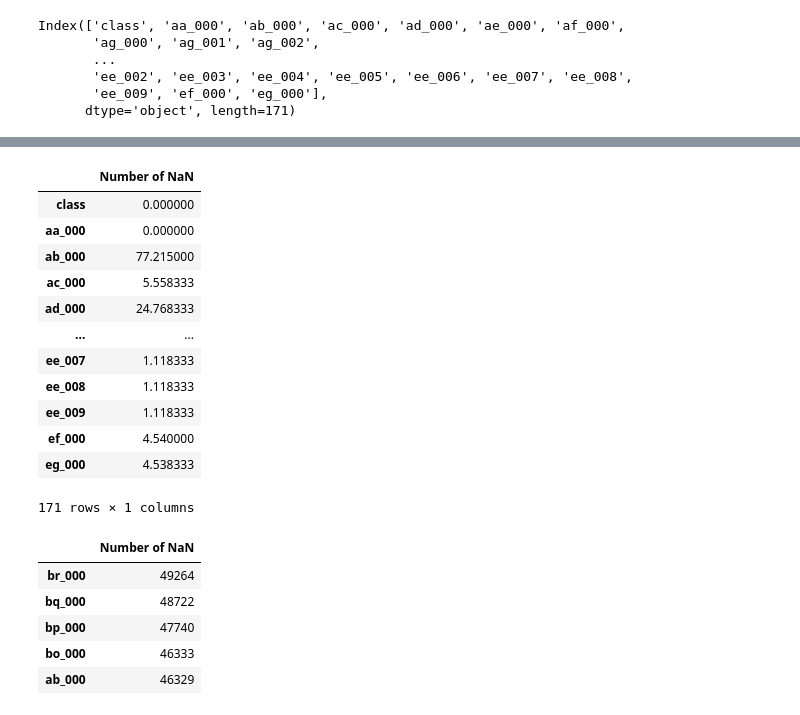
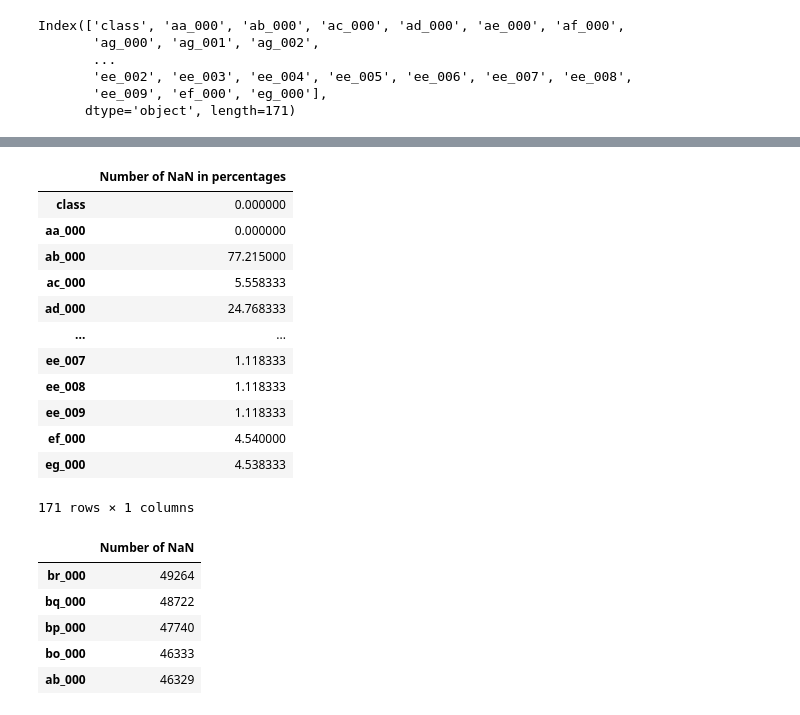
Before and after one commit to VPLEV23/DA_2023_Project, a Jupyter notebook: Project.ipynb, the cells around one changed output, grey strips where cells are left out. Saved outputs shown, nothing was run; the diff lists cells and outputs as text; code cells hidden in the pictures.

```diff
--- a/Project.ipynb
+++ b/Project.ipynb
@@ -134,10 +149,12 @@ represent_numberNan=pd.DataFrame(data_cleaned.isnull().sum(axis = 0), columns=['
+# %%
+number_of_rows=len(data_cleaned.index)
 # %%
-represent_numberNan_percentage=pd.DataFrame(data_cleaned.isnull().sum(axis = 0)*100/60000, columns=['Number of NaN'])
+represent_numberNan_percentage=pd.DataFrame(data_cleaned.isnull().sum(axis = 0)*100/number_of_rows, columns=['Number of NaN in percentages'])
 represent_numberNan_percentage
 
 #represent_numberNan['Number of NaN']*100/60000
 # %% [output]
-|  | Number of NaN |
+|  | Number of NaN in percentages |
 | class | 0.000000 |
 | aa_000 | 0.000000 |
 | ab_000 | 77.215000 |
```
Also changed, not shown: parts of 22 cells of this notebook.
